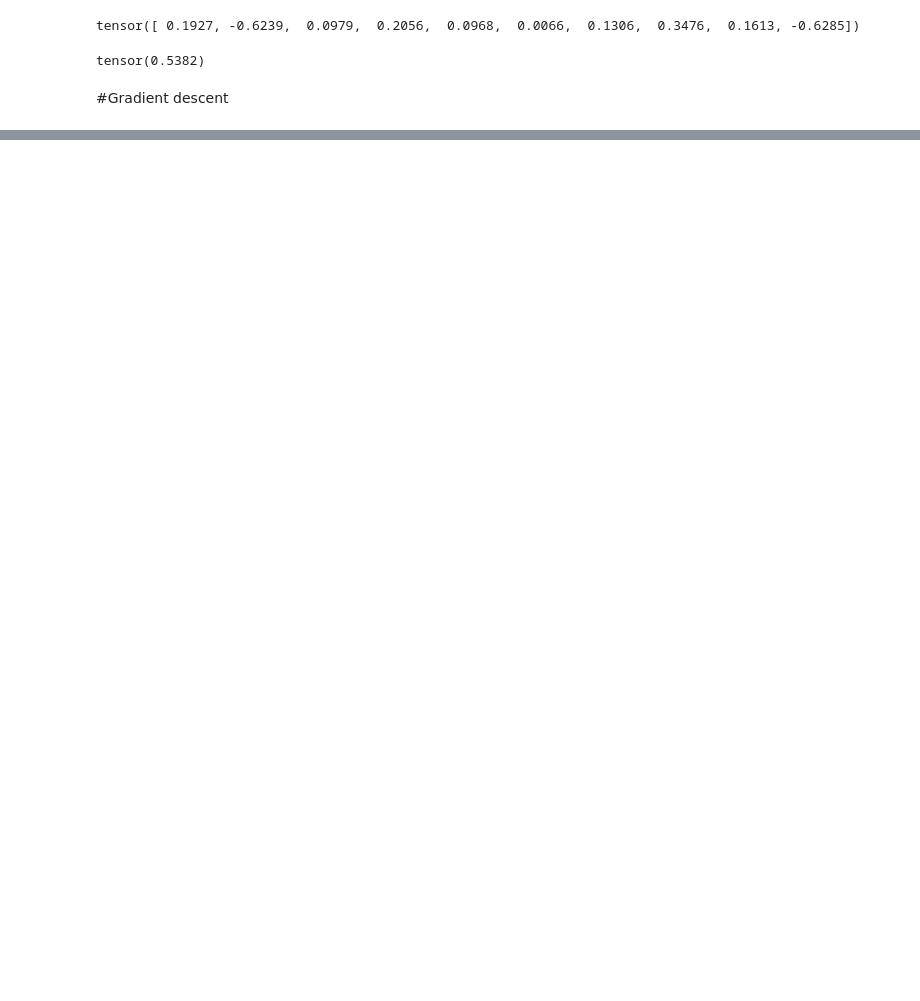
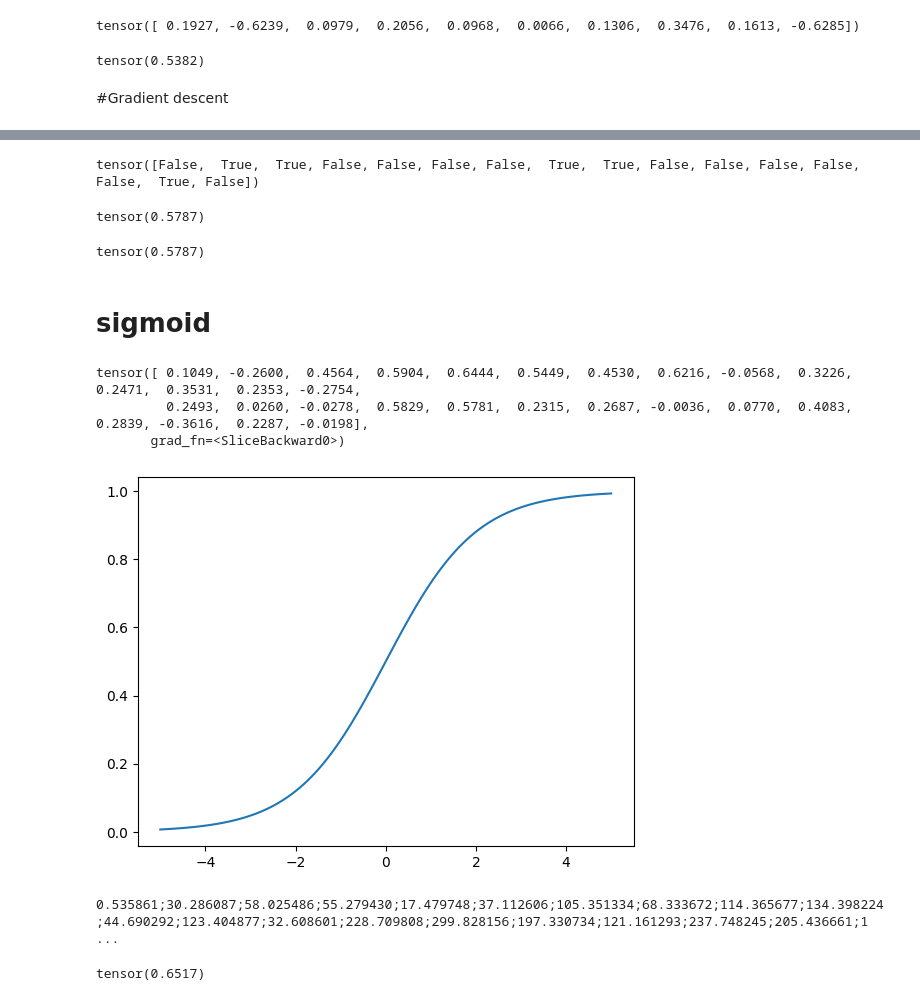
Before and after one commit to praneshnikhar/MachineLearningFrom0, a Jupyter notebook: NN/linearModel&NN.ipynb, the cells around one changed output, grey strips where cells are left out. Saved outputs shown, nothing was run; the diff lists cells and outputs as text; code cells hidden in the pictures; blank space fills up the shorter version.

Commit message:
Linear Model and NN

```diff
--- a/NN/linearModel&NN.ipynb
+++ b/NN/linearModel&NN.ipynb
@@ -273,0 +365,33 @@ def calc_loss(coeffs, t_indep, t_dep): return torch.abs(calc_preds(coeffs=coeffs
+# %%
+results = val_dep.bool()==(preds>0.5)
+results[:16]
+# %% [output]
+tensor([False,  True,  True, False, False, False, False,  True,  True, False, False, False, False, False,  True, False])
+# %%
+results.float().mean()
+# %% [output]
+tensor(0.5787)
+# %%
+def acc(coeffs): return (val_dep.bool()==(calc_preds(coeffs, val_indep)>0.5)).float().mean()
+acc(coeffs)
+# %% [output]
+tensor(0.5787)
+# %% [markdown]
+# sigmoid
+# %%
+preds[:28]
+# %% [output]
+tensor([ 0.1049, -0.2600,  0.4564,  0.5904,  0.6444,  0.5449,  0.4530,  0.6216, -0.0568,  0.3226,  0.2471,  0.3531,  0.2353, -0.2754,
+         0.2493,  0.0260, -0.0278,  0.5829,  0.5781,  0.2315,  0.2687, -0.0036,  0.0770,  0.4083,  0.2839, -0.3616,  0.2287, -0.0198],
+       grad_fn=<SliceBackward0>)
+# %%
+import numpy as np
+import matplotlib.pyplot as plt
+
+x = np.linspace(-5, 5, 100)
+y = 1 / (1 + np.exp(-x))
+
+plt.plot(x, y)
+plt.show()
+# %% [output]
+[figure, added]
@@ -273,0 +406,8 @@ def calc_loss(coeffs, t_indep, t_dep): return torch.abs(calc_preds(coeffs=coeffs
+# %%
+coeffs = train_model(lr=100)
+# %% [output]
+0.535861;30.286087;58.025486;55.279430;17.479748;37.112606;105.351334;68.333672;114.365677;134.398224;44.690292;123.404877;32.608601;228.709808;299.828156;197.330734;121.161293;237.748245;205.436661;1 ...
+# %%
+acc(coeffs)
+# %% [output]
+tensor(0.6517)
```
Also changed, not shown: parts of 56 cells of this notebook, 1 other file.
